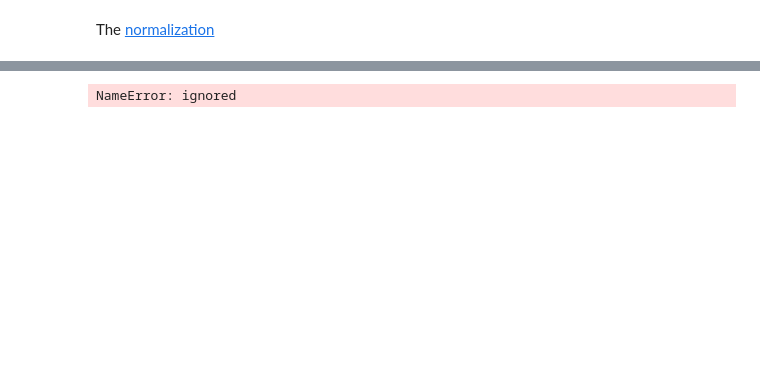
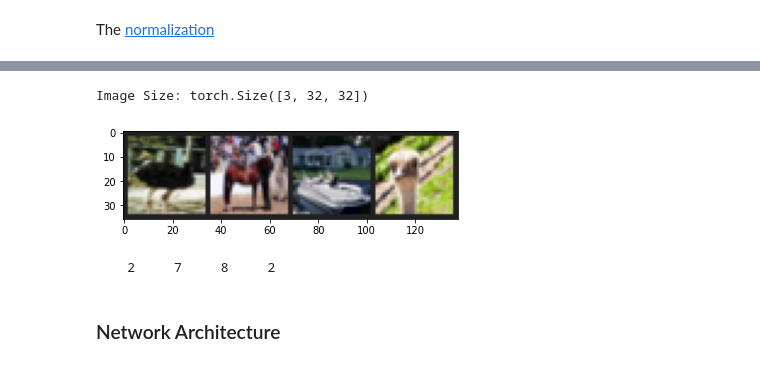
Before and after one commit to ivandhernandez/cifar10-project, a Jupyter notebook: CIFAR10.ipynb, the cells around one changed output, grey strips where cells are left out. Drawn from its saved outputs; the diff is of its cells as text; code cells hidden in the pictures; blank space fills up the shorter version.

```diff
--- a/CIFAR10.ipynb
+++ b/CIFAR10.ipynb
@@ -13,3 +13,22 @@ import numpy as np
 import pandas as pd
 # %% [markdown]
 The [normalization](https://forums.fast.ai/t/image-normalization-in-pytorch/7534/7?u=laochanlam)
+# %%
+transform = transforms.Compose([
+    transforms.ToTensor()])
+
+# Load the CIFAR10 Training set
+train_set = torchvision.datasets.CIFAR10(root = './data', train = True,
+                                         download = True, transform = transform)
+
+test_set = torchvision.datasets.CIFAR10(root='./data', train=False,
+                                       download=True, transform=transform)
+
+# Call DataLoader objects to efficiently access our data
+train_loader = torch.utils.data.DataLoader(train_set, batch_size=4,
+                                          shuffle=True, num_workers=2)
+test_loader = torch.utils.data.DataLoader(test_set, batch_size=4,
+                                         shuffle=False, num_workers=2)
+
+# 0: airplane, 1: automobile, 2: bird, 3: cat, 4: deer, 5: dog, 6: frog, 7: horse, 8: ship, 9: truck
+classes = (0, 1, 2, 3, 4, 5, 6, 7, 8, 9)
@@ -53,29 +78,0 @@ Done!
-# %%
-pop_mean = []
-pop_std0 = []
-pop_std1 = []
-for i, data in enumerate(dataloader, 0):
-    # shape (batch_size, 3, height, width)
-    numpy_image = data['image'].numpy()
-
-    # shape (3,)
-    batch_mean = np.mean(numpy_image, axis=(0,2,3))
-    batch_std0 = np.std(numpy_image, axis=(0,2,3))
-    batch_std1 = np.std(numpy_image, axis=(0,2,3), ddof=1)
-
-    pop_mean.append(batch_mean)
-    pop_std0.append(batch_std0)
-    pop_std1.append(batch_std1)
-
-# shape (num_iterations, 3) -> (mean across 0th axis) -> shape (3,)
-pop_mean = np.array(pop_mean).mean(axis=0)
-pop_std0 = np.array(pop_std0).mean(axis=0)
-pop_std1 = np.array(pop_std1).mean(axis=0)
-
-transform = transforms.Compose([
-    transforms.ToPILImage(),
-    transforms.ToTensor(),
-    transforms.Normalize(mean = pop_mean, std = pop_std1)
-])
-# %% [output]
-NameError: ignored
@@ -87,0 +79,25 @@ transform = transforms.Compose([
+# %%
+import matplotlib.pyplot as plt
+import numpy as np
+
+# Function to show an Image
+def imshow(img):
+  # (x - mean(x)/ std)
+    img = img * pop_std1 + pop_mean
+    npimg = img.numpy()
+    plt.imshow(np.transpose(npimg, (1, 2, 0)))
+    plt.show()
+
+
+# Get random training mage
+dataiter = iter(train_loader)
+images, labels = dataiter.next()
+print('Image Size: {}'.format(images[0].shape))
+# Show images
+imshow(torchvision.utils.make_grid(images))
+# Print labels
+print(' '.join('%5s' % classes[labels[j]] for j in range(4)))
+# %% [output]
+Image Size: torch.Size([3, 32, 32])
+[figure, added]
+    2     7     8     2
@@ -87,0 +112,2 @@ transform = transforms.Compose([
+# %% [markdown]
+### Network Architecture
```
Also changed, not shown: parts of 15 cells of this notebook.
